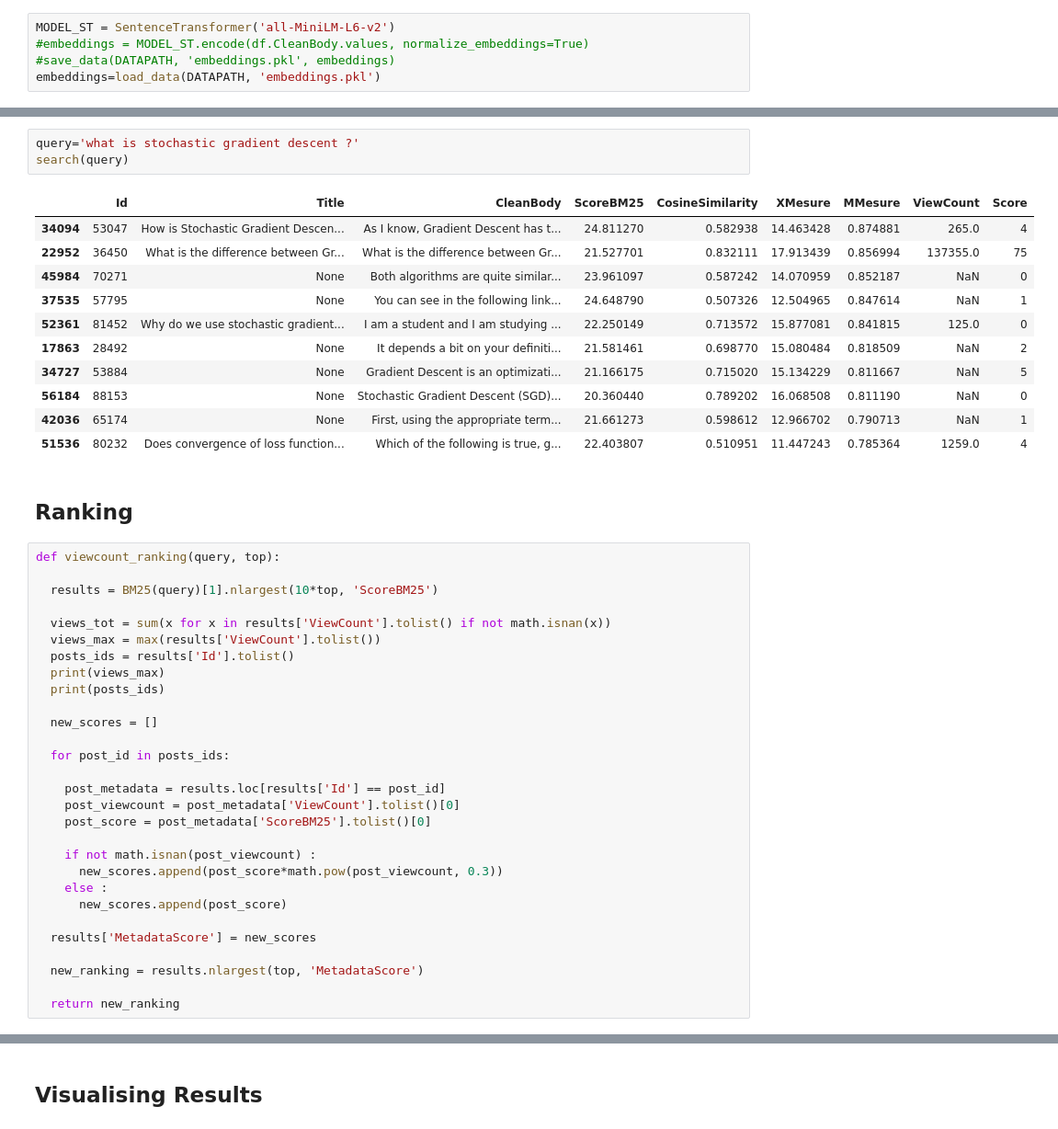
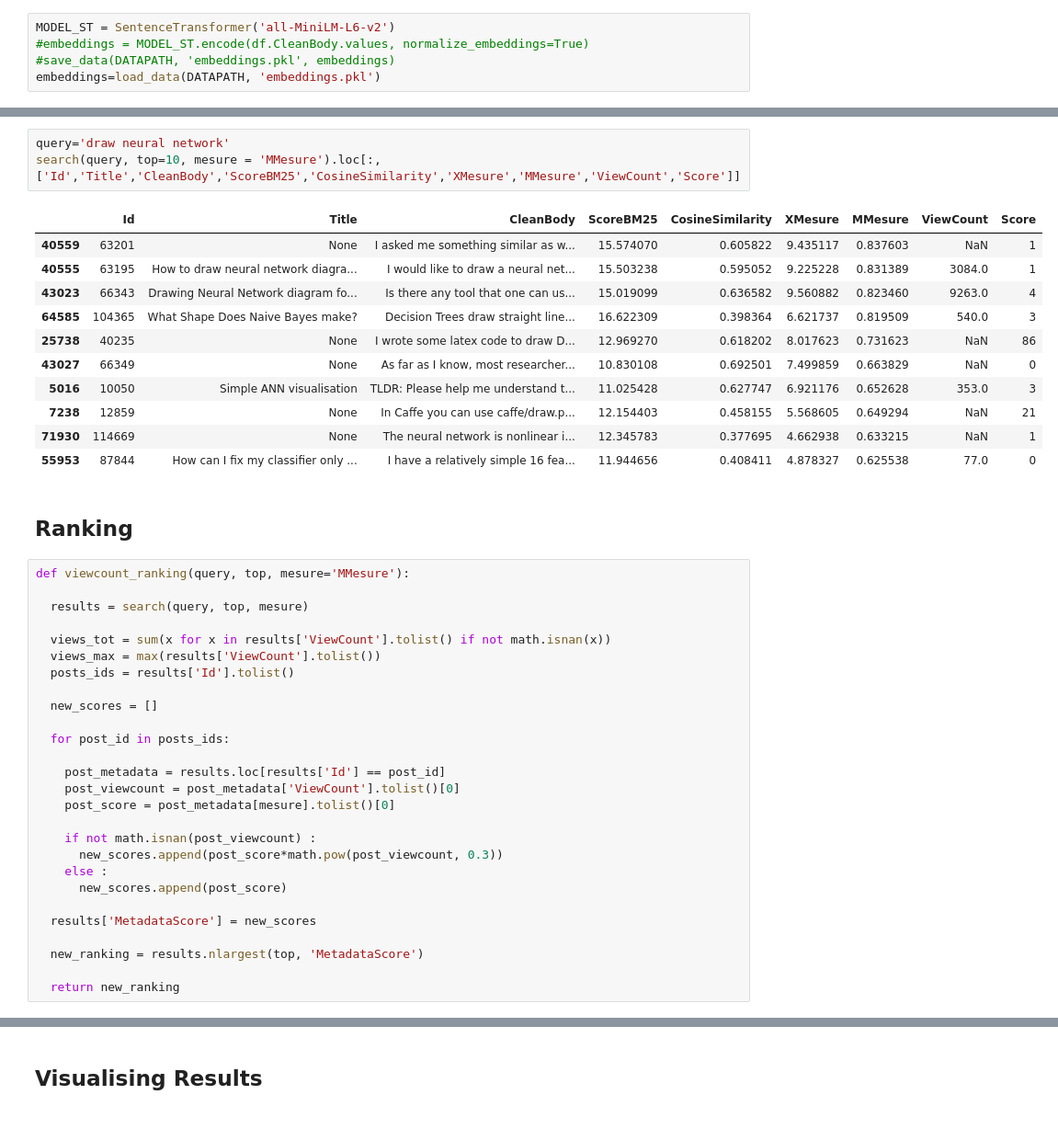
Before and after one commit to solalducloyer/EI_ST4_Groupe1, a Jupyter notebook: Search_Engine_Final.ipynb, the cells around one changed output, grey strips where cells are left out. Shown at 92% size. Saved outputs shown, nothing was run; the diff lists cells and outputs as text.

```diff
--- a/Search_Engine_Final.ipynb
+++ b/Search_Engine_Final.ipynb
@@ -222,30 +222,28 @@ def search(query, top=10, df=df, inverted_index=inverted_index, k1=1.5, b=0.75,
-# %%
-query='what is stochastic gradient descent ?'
-search(query)
-# %% [output]
-|  | Id | Title | CleanBody | ScoreBM25 | CosineSimilarity | XMesure | MMesure | ViewCount | Score |
-| 34094 | 53047 | How is Stochastic Gradient Descen... | As I know, Gradient Descent has t... | 24.811270 | 0.582938 | 14.463428 | 0.874881 | 265.0 | 4 |
-| 22952 | 36450 | What is the difference between Gr... | What is the difference between Gr... | 21.527701 | 0.832111 | 17.913439 | 0.856994 | 137355.0 | 75 |
-| 45984 | 70271 | None | Both algorithms are quite similar... | 23.961097 | 0.587242 | 14.070959 | 0.852187 | NaN | 0 |
-| 37535 | 57795 | None | You can see in the following link... | 24.648790 | 0.507326 | 12.504965 | 0.847614 | NaN | 1 |
-| 52361 | 81452 | Why do we use stochastic gradient... | I am a student and I am studying ... | 22.250149 | 0.713572 | 15.877081 | 0.841815 | 125.0 | 0 |
-| 17863 | 28492 | None | It depends a bit on your definiti... | 21.581461 | 0.698770 | 15.080484 | 0.818509 | NaN | 2 |
-| 34727 | 53884 | None | Gradient Descent is an optimizati... | 21.166175 | 0.715020 | 15.134229 | 0.811667 | NaN | 5 |
-| 56184 | 88153 | None | Stochastic Gradient Descent (SGD)... | 20.360440 | 0.789202 | 16.068508 | 0.811190 | NaN | 0 |
-| 42036 | 65174 | None | First, using the appropriate term... | 21.661273 | 0.598612 | 12.966702 | 0.790713 | NaN | 1 |
-| 51536 | 80232 | Does convergence of loss function... | Which of the following is true, g... | 22.403807 | 0.510951 | 11.447243 | 0.785364 | 1259.0 | 4 |
+# %%
+query='draw neural network'
+search(query, top=10, mesure = 'MMesure').loc[:,['Id','Title','CleanBody','ScoreBM25','CosineSimilarity','XMesure','MMesure','ViewCount','Score']]
+# %% [output]
+|  | Id | Title | CleanBody | ScoreBM25 | CosineSimilarity | XMesure | MMesure | ViewCount | Score |
+| 40559 | 63201 | None | I asked me something similar as w... | 15.574070 | 0.605822 | 9.435117 | 0.837603 | NaN | 1 |
+| 40555 | 63195 | How to draw neural network diagra... | I would like to draw a neural net... | 15.503238 | 0.595052 | 9.225228 | 0.831389 | 3084.0 | 1 |
+| 43023 | 66343 | Drawing Neural Network diagram fo... | Is there any tool that one can us... | 15.019099 | 0.636582 | 9.560882 | 0.823460 | 9263.0 | 4 |
+| 64585 | 104365 | What Shape Does Naive Bayes make? | Decision Trees draw straight line... | 16.622309 | 0.398364 | 6.621737 | 0.819509 | 540.0 | 3 |
+| 25738 | 40235 | None | I wrote some latex code to draw D... | 12.969270 | 0.618202 | 8.017623 | 0.731623 | NaN | 86 |
+| 43027 | 66349 | None | As far as I know, most researcher... | 10.830108 | 0.692501 | 7.499859 | 0.663829 | NaN | 0 |
+| 5016 | 10050 | Simple ANN visualisation | TLDR: Please help me understand t... | 11.025428 | 0.627747 | 6.921176 | 0.652628 | 353.0 | 3 |
+| 7238 | 12859 | None | In Caffe you can use caffe/draw.p... | 12.154403 | 0.458155 | 5.568605 | 0.649294 | NaN | 21 |
+| 71930 | 114669 | None | The neural network is nonlinear i... | 12.345783 | 0.377695 | 4.662938 | 0.633215 | NaN | 1 |
+| 55953 | 87844 | How can I fix my classifier only ... | I have a relatively simple 16 fea... | 11.944656 | 0.408411 | 4.878327 | 0.625538 | 77.0 | 0 |
 # %% [markdown]
 ## Ranking
 # %%
-def viewcount_ranking(query, top):
+def viewcount_ranking(query, top, mesure='MMesure'):
 
-  results = BM25(query)[1].nlargest(10*top, 'ScoreBM25')
+  results = search(query, top, mesure)
 
   views_tot = sum(x for x in results['ViewCount'].tolist() if not math.isnan(x))
   views_max = max(results['ViewCount'].tolist())
   posts_ids = results['Id'].tolist()
-  print(views_max)
-  print(posts_ids)
 
   new_scores = []
 
@@ -253,7 +251,7 @@ def viewcount_ranking(query, top):
 
     post_metadata = results.loc[results['Id'] == post_id]
     post_viewcount = post_metadata['ViewCount'].tolist()[0]
-    post_score = post_metadata['ScoreBM25'].tolist()[0]
+    post_score = post_metadata[mesure].tolist()[0]
 
     if not math.isnan(post_viewcount) :
       new_scores.append(post_score*math.pow(post_viewcount, 0.3))
```
Also changed, not shown: parts of 5 cells of this notebook.
